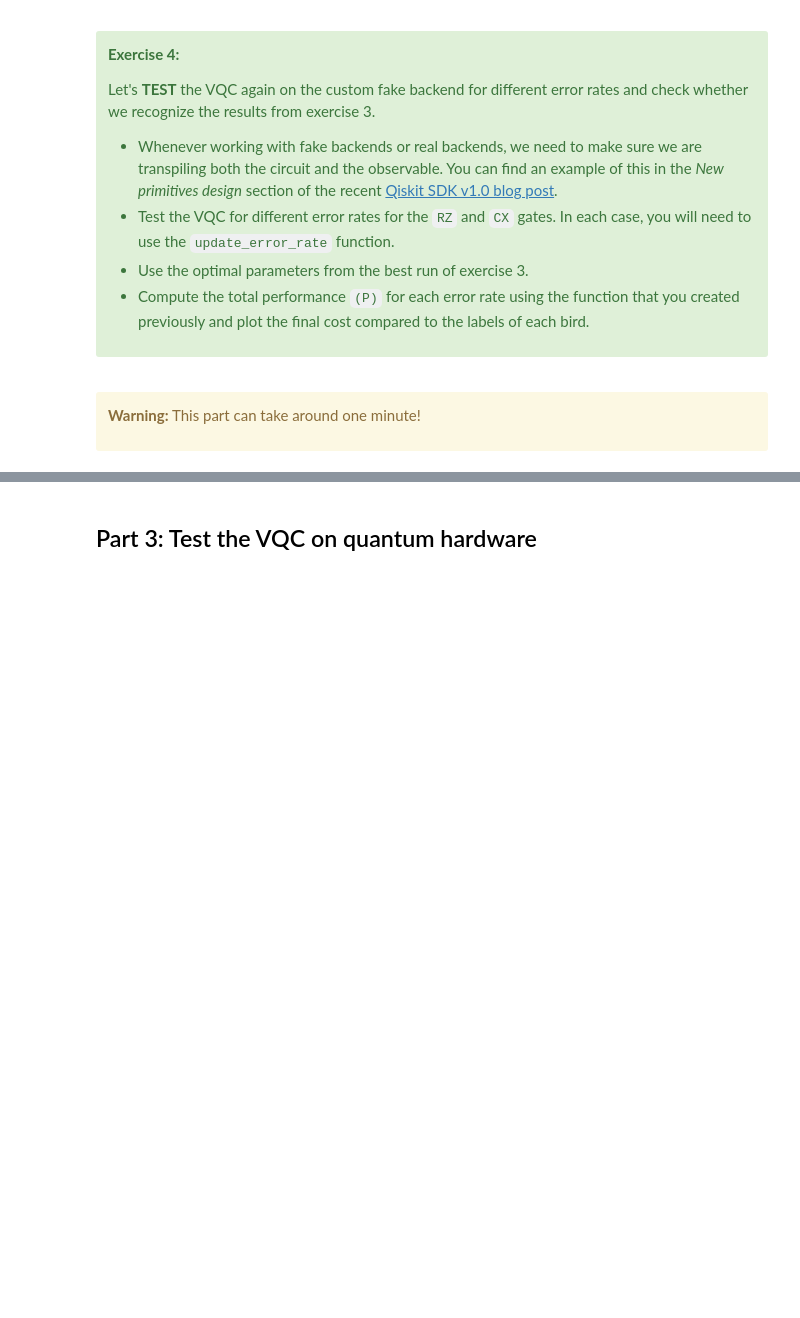
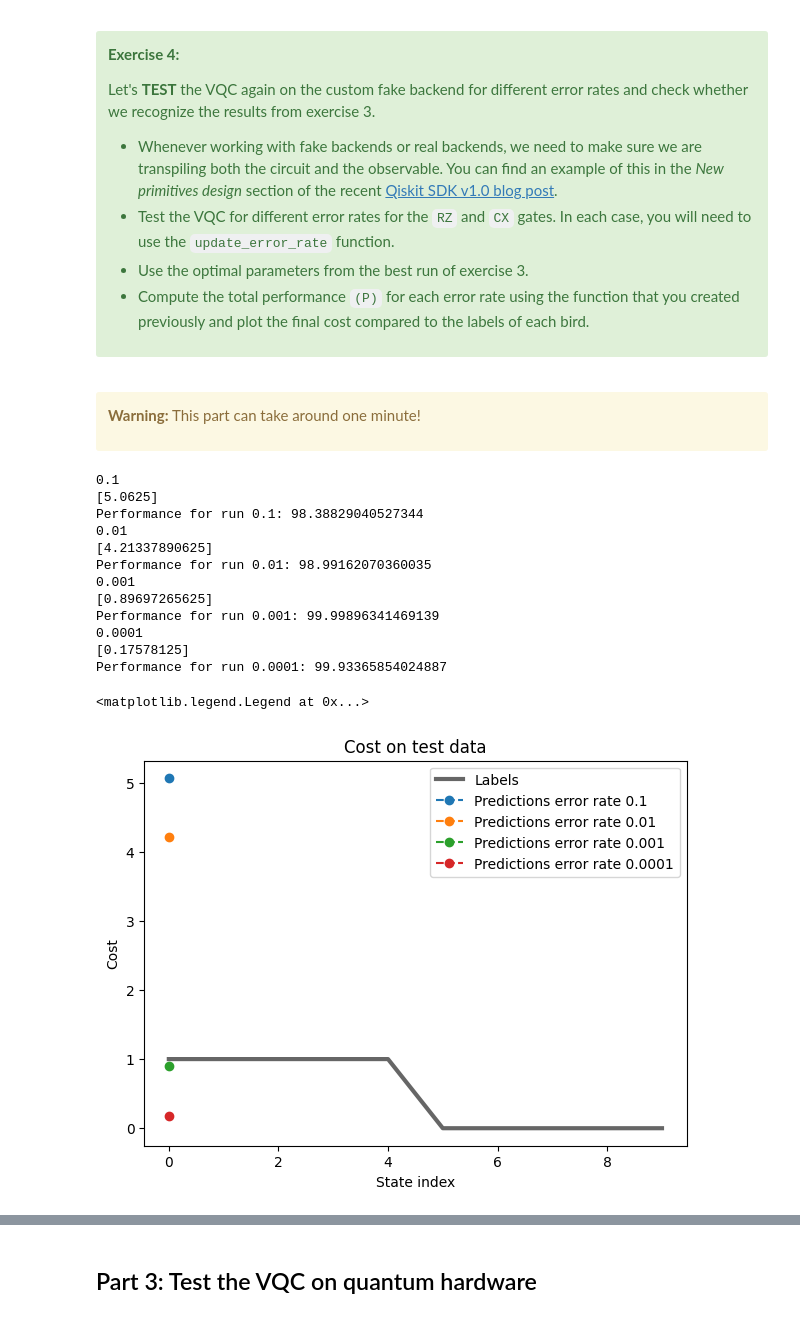
Before and after one commit to Trapti04/Quantum-Computing-basics, a Jupyter notebook: lab_4.ipynb, the cells around one changed output, grey strips where cells are left out. Drawn from its saved outputs; the diff is of its cells as text; code cells hidden in the pictures; blank space fills up the shorter version.

```diff
--- a/lab_4.ipynb
+++ b/lab_4.ipynb
@@ -329,7 +340,7 @@ def cost_func(params, list_coefficients, list_labels, ansatz, obs, estimator, pm
 
     # Print the iterations to screen on a single line
     print(
-        "Iters. done: {} [Current cost: {}]".format(callback_dict["iters"], cost),
+        "Iters. done: {} [Current cost: {}] ]".format(callback_dict["iters"], cost),
         end="\r",
         flush=True,
     )
@@ -431,9 +454,16 @@ def test_VQC(list_coefficients, list_labels, ansatz, obs, opt_params, estimator,
     """
     ### Write your code below here ###
 
-
-
-
+    results_test = []
+    callback_dict = {
+        "prev_vector": None,
+        "iters": 0,
+        "cost_history": [],
+    }
+    cost = cost_func(opt_params, list_coefficients, list_labels, ansatz, obs, estimator, pm, callback_dict)
+    #results_test.append(cost)
+    results_test.append(callback_dict["cost_history"])
+    print(results_test)
     ### Don't change any code past this line ###
     return results_test
 # %%
@@ -573,30 +621,49 @@ Let's **TEST** the VQC again on the custom fake backend for different error rate
 # %%
 fig, ax = plt.subplots(1, 1, figsize=(7,5))
 ax.set_title('Cost on test data')
 ax.set_ylabel('Cost')
 ax.set_xlabel('State index')
 ax.plot(list_labels, 'k-', linewidth=3, alpha=0.6, label='Labels')
 
 error_rate_list = [1e-1, 1e-2, 1e-3, 1e-4]
 
 fake_backend = GenericBackendV2(
     num_qubits=5,
     basis_gates=["id", "rz", "sx", "x", "cx"]
   )
 
 for error_rate_value in error_rate_list:
 
-    update_error_rate # Add your code here
+    print(error_rate_value)
+    error_rates = {"default_duration": 1e-8,"rz_error": error_rate_value,"x_error": 1e-8,"sx_error": 1e-8,"cx_error": error_rate_value,
+          "measure_error": 1e-8,
+    }
+    update_error_rate(fake_backend, error_rates)# Add your code here
 
-    estimator = # Add your code here
-    pm = # Add your code here
+    estimator = Estimator(fake_backend)# Add your code here
+    pm = generate_preset_pass_manager(backend=fake_backend, optimization_level=3, seed_transpiler=0)# Add your code here
 
-    opt_params = # Add your code here
+    opt_params = res_list[1].x # Add your code here
     results_test = test_VQC(list_coefficients, list_labels, ansatz, obs, opt_params, estimator, pm)
 
-    print(f"Performance for run {index}: {compute_performance(results_test, list_labels)}")
+    print(f"Performance for run {error_rate_value}: {compute_performance(results_test, list_labels)}")
     ax.plot(results_test, 'o--', label='Predictions error rate '+str(error_rate_value))
 
 ax.legend()
+# %% [output]
+0.1
+[5.0625]
+Performance for run 0.1: 98.38829040527344
+0.01
+[4.21337890625]
+Performance for run 0.01: 98.99162070360035
+0.001
+[0.89697265625]
+Performance for run 0.001: 99.99896341469139
+0.0001
+[0.17578125]
+Performance for run 0.0001: 99.93365854024887
+<matplotlib.legend.Legend at 0x...>
+[figure, added]
 # %%
 # Submit your answer using following code
```
Also changed, not shown: parts of 14 cells of this notebook.
